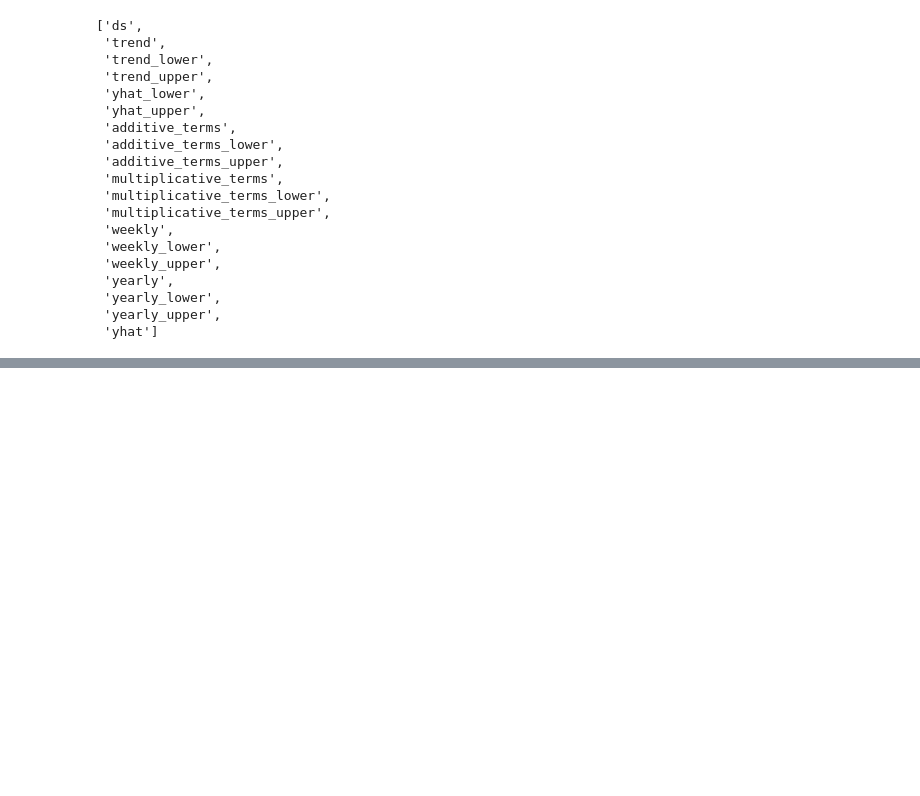
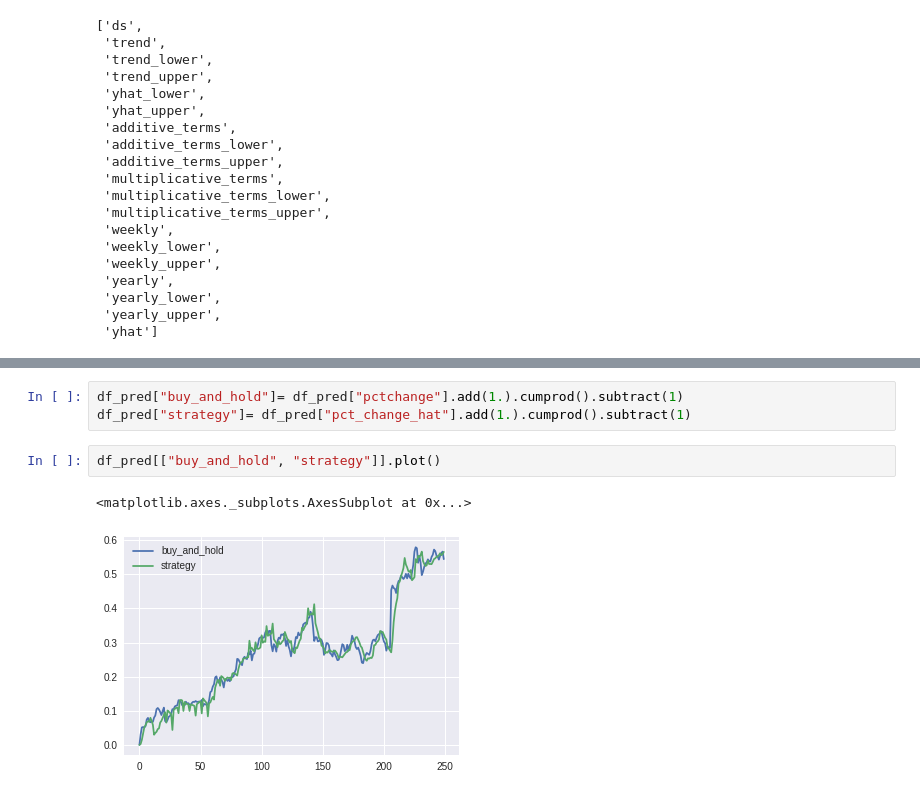
Before and after one commit to saurabh2086/timeSeriesAnalysis, a Jupyter notebook: DJIA_Data.ipynb, the cells around one changed output, grey strips where cells are left out. Saved outputs shown, nothing was run; the diff lists cells and outputs as text; blank space fills up the shorter version.

```diff
--- a/DJIA_Data.ipynb
+++ b/DJIA_Data.ipynb
@@ -1008 +1044,9 @@ forecast = m.predict(future_prices)
+# %%
+df_pred["buy_and_hold"]= df_pred["pctchange"].add(1.).cumprod().subtract(1)
+df_pred["strategy"]= df_pred["pct_change_hat"].add(1.).cumprod().subtract(1)
+# %%
+df_pred[["buy_and_hold", "strategy"]].plot()
+# %% [output]
+<matplotlib.axes._subplots.AxesSubplot at 0x...>
+[figure, added]
 # %%
```
Also changed, not shown: parts of 11 cells of this notebook.
